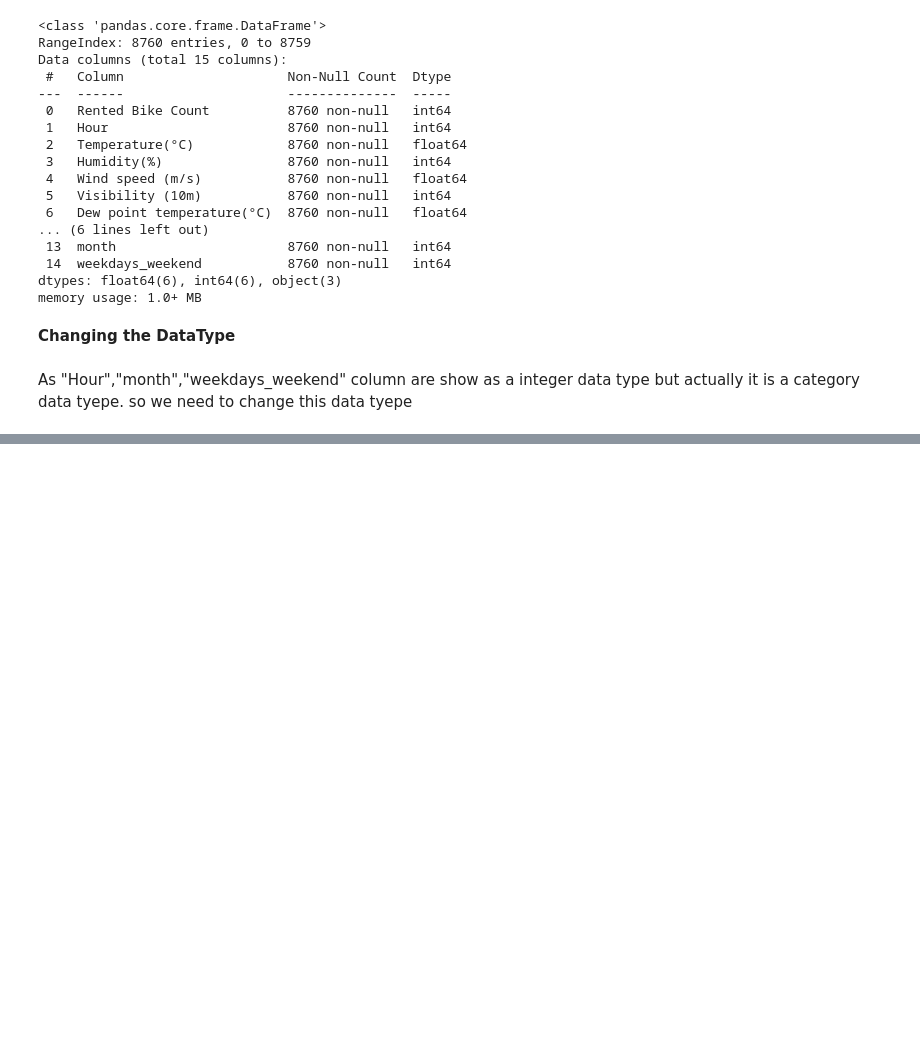
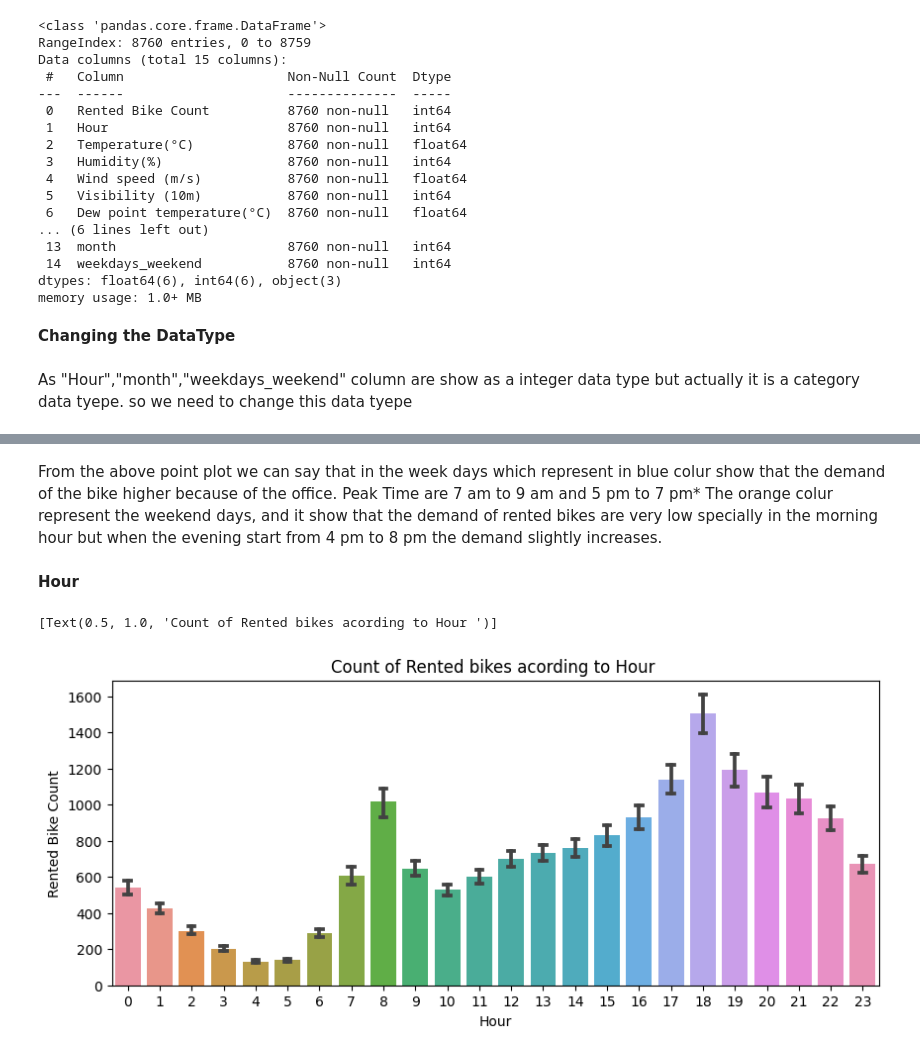
Before and after one commit to mrjupitercairo/BikeSharing, a Jupyter notebook: Capstone_Project.ipynb, the cells around one changed output, grey strips where cells are left out. Saved outputs shown, nothing was run; the diff lists cells and outputs as text; code cells hidden in the pictures; blank space fills up the shorter version.

```diff
--- a/Capstone_Project.ipynb
+++ b/Capstone_Project.ipynb
@@ -234,0 +279,13 @@ for col in cols:
+# %% [markdown]
+From the above point plot  we can say that in the week days which represent in blue colur show that the demand of the bike higher because of the office.
+Peak Time are 7 am to 9 am and 5 pm to 7 pm*
+The orange colur represent the weekend days, and it show that the demand of rented bikes are very low specially in the morning hour but when the evening start from 4 pm to 8 pm the demand slightly increases.
+# %% [markdown]
+**Hour**
+# %%
+fig,ax=plt.subplots(figsize=(10,4))
+sns.barplot(data=bike_df,x='Hour',y='Rented Bike Count',ax=ax,capsize=.2)
+ax.set(title='Count of Rented bikes acording to Hour ')
+# %% [output]
+[Text(0.5, 1.0, 'Count of Rented bikes acording to Hour ')]
+[figure, added]
```
Also changed, not shown: parts of 19 cells of this notebook.
